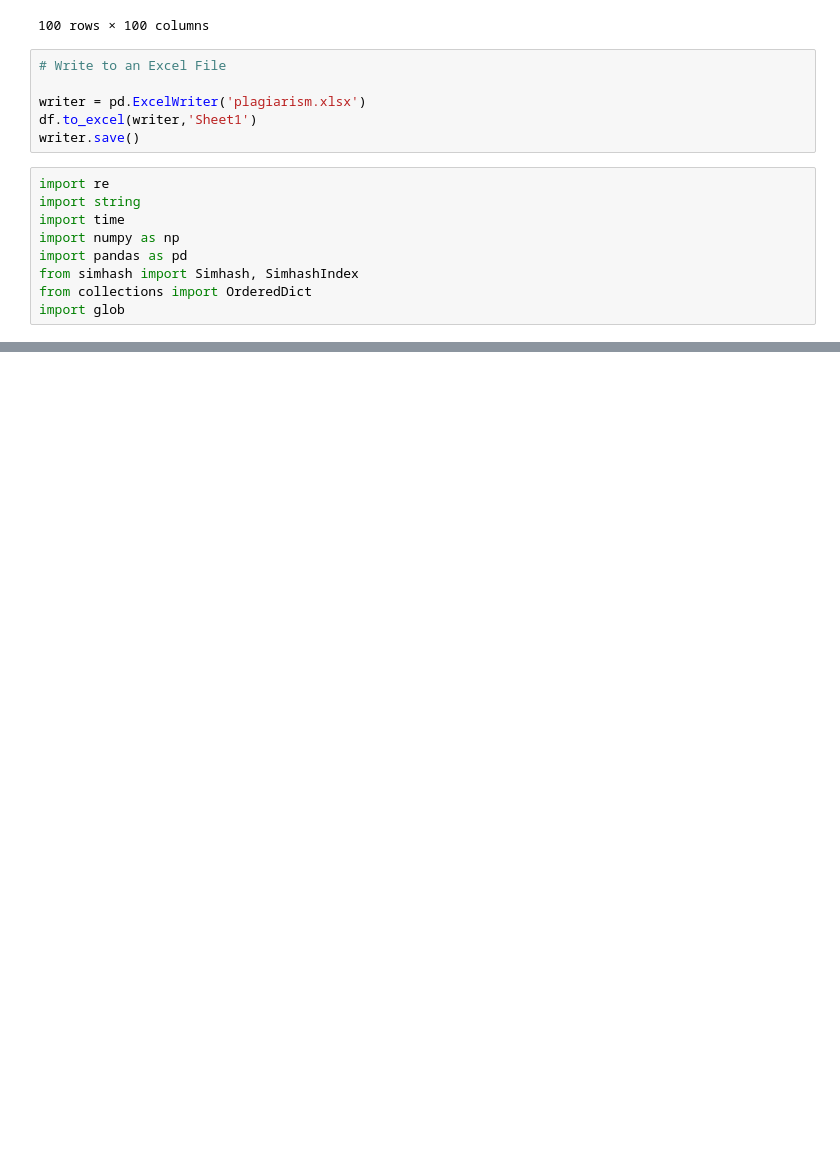
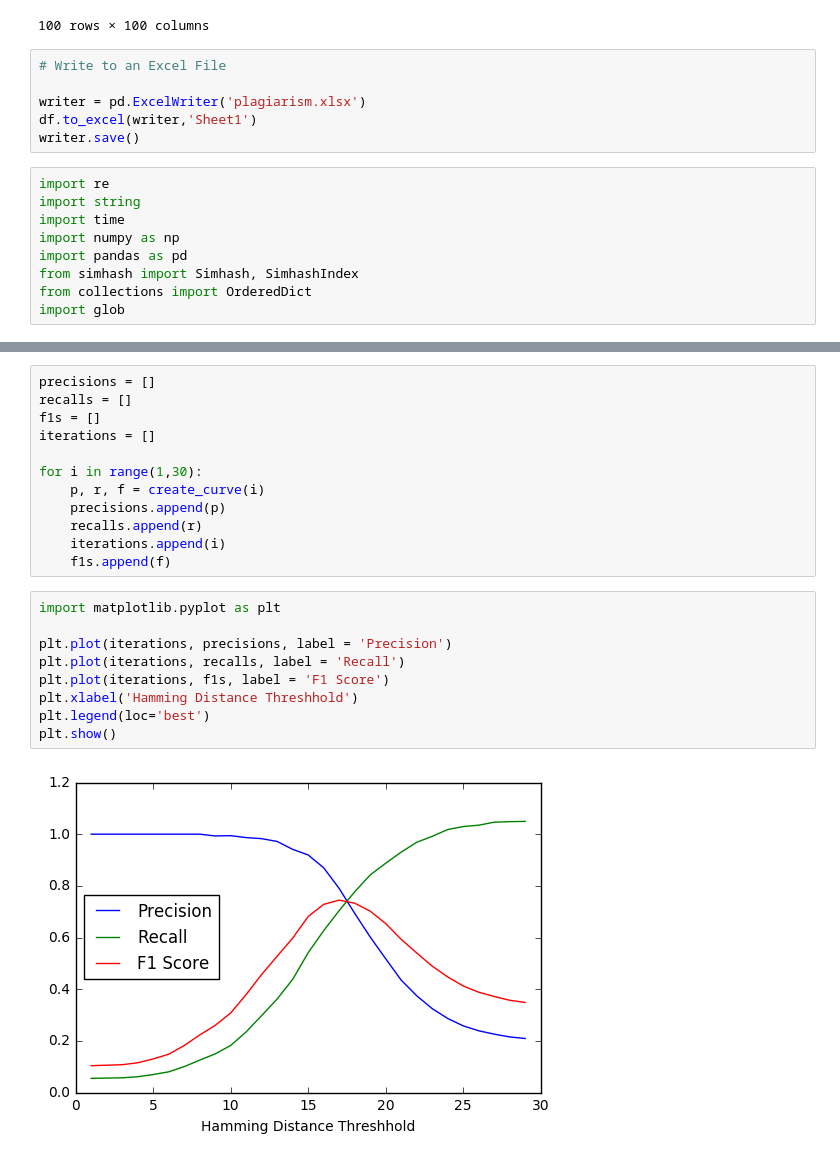
Before and after one commit to christieibarakiafs/AsylumSandbox, a Jupyter notebook: nate/SimHash Performance.ipynb, the cells around one changed output, grey strips where cells are left out. Cells and saved outputs as stored; diff of their text form; blank space fills up the shorter version.

Commit message:
added precision, recall and F1 Score

```diff
--- a/nate/SimHash Performance.ipynb
+++ b/nate/SimHash Performance.ipynb
@@ -145,0 +199,23 @@ import glob
+# %%
+precisions = []
+recalls = []
+f1s = []
+iterations = []
+
+for i in range(1,30):
+    p, r, f = create_curve(i)
+    precisions.append(p)
+    recalls.append(r)
+    iterations.append(i)
+    f1s.append(f)
+# %%
+import matplotlib.pyplot as plt
+
+plt.plot(iterations, precisions, label = 'Precision')
+plt.plot(iterations, recalls, label = 'Recall')
+plt.plot(iterations, f1s, label = 'F1 Score')
+plt.xlabel('Hamming Distance Threshhold')
+plt.legend(loc='best')
+plt.show()
+# %% [output]
+[figure, added]
```
Also changed, not shown: parts of 4 cells of this notebook.
